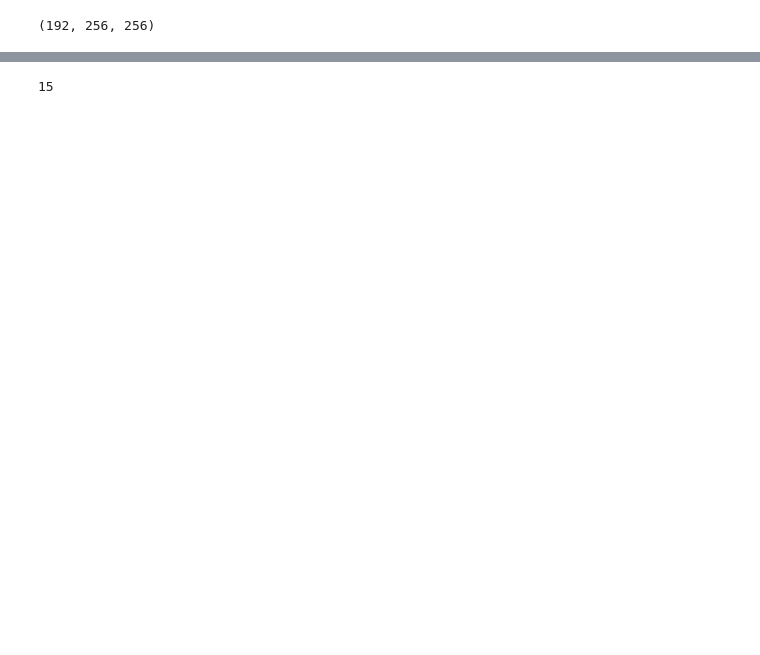
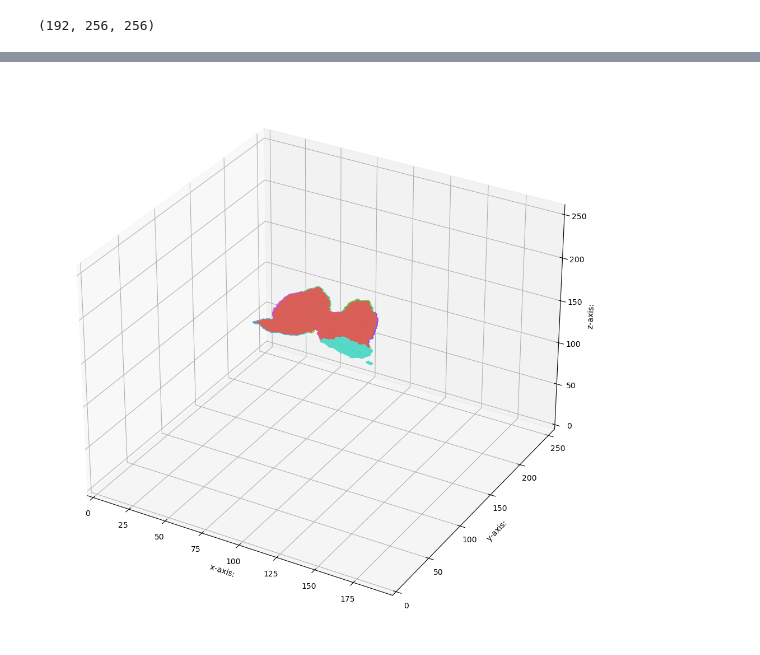
Before and after one commit to anirudhkaushik2003/Mesh-generation-via-Marching-Cubes, a Jupyter notebook: mesh.ipynb, the cells around one changed output, grey strips where cells are left out. Drawn from its saved outputs; the diff is of its cells as text; code cells hidden in the pictures; blank space fills up the shorter version.

```diff
--- a/mesh.ipynb
+++ b/mesh.ipynb
@@ -57,9 +52,9 @@ plt.show()
 # %%
 import nibabel as nib
-img = nib.load("/ssd_scratch/cvit/anirudhkaushik/CAHI01M.ch.nii.gz")
-print(img.shape)
+img = nib.load("C:/Users/aniru/Pictures/CAHI01M.ch.nii.gz")
 plt.ion()
 import seaborn as sns
+print(img.shape)
 palette = sns.color_palette("hls", 15)
 fig = plt.figure(figsize=(10, 10))
 ax = fig.add_subplot(111, projection='3d')
@@ -77,7 +72,6 @@ for i in range(15):
 
 
 
-print(len(meshes))
 
 ax.set_xlabel("x-axis: ")
 ax.set_ylabel("y-axis: ")
@@ -97 +89 @@ plt.show()
-15
+[figure, added]
```
Also changed, not shown: parts of 4 cells of this notebook, 1 other file.
